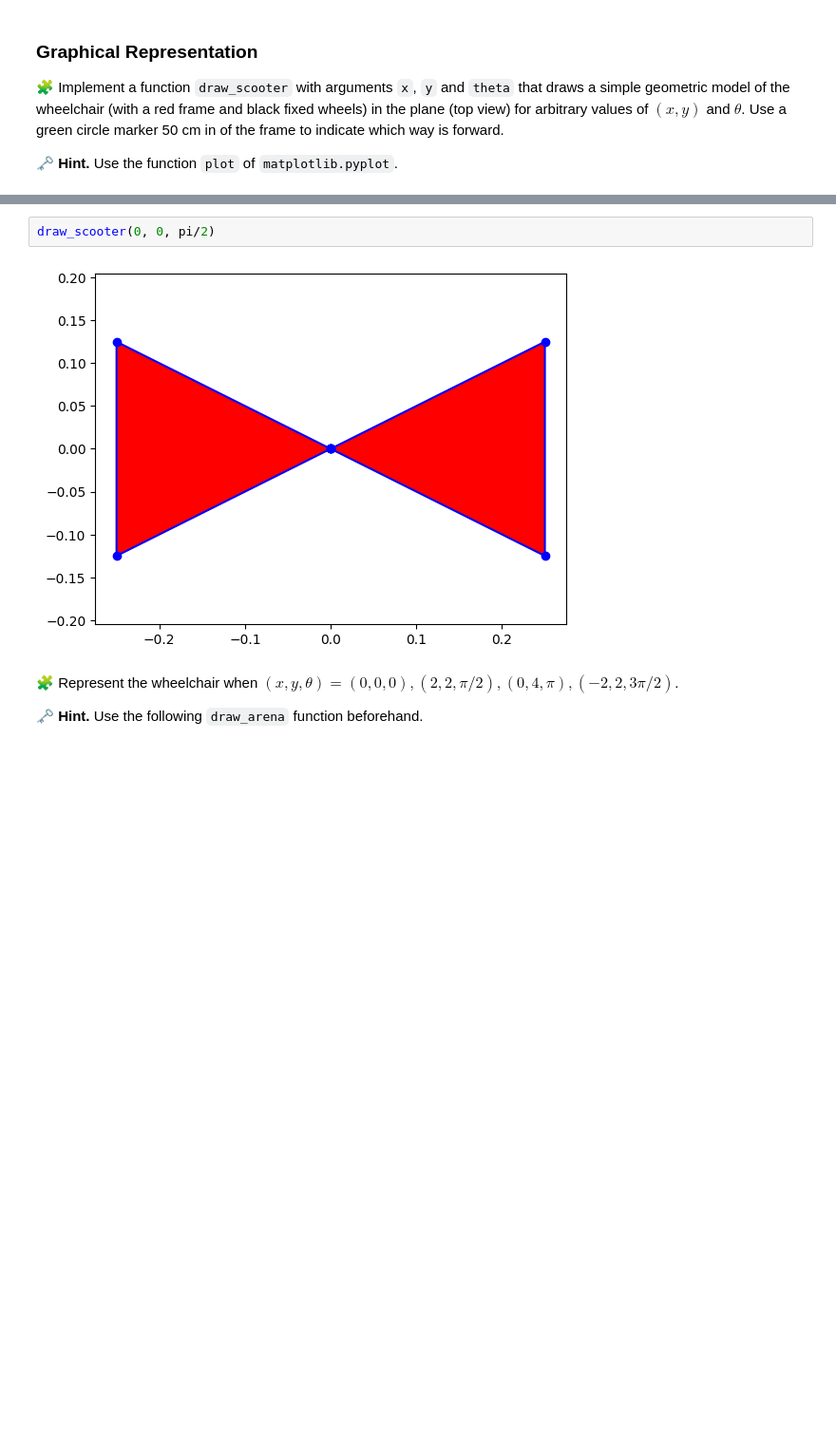
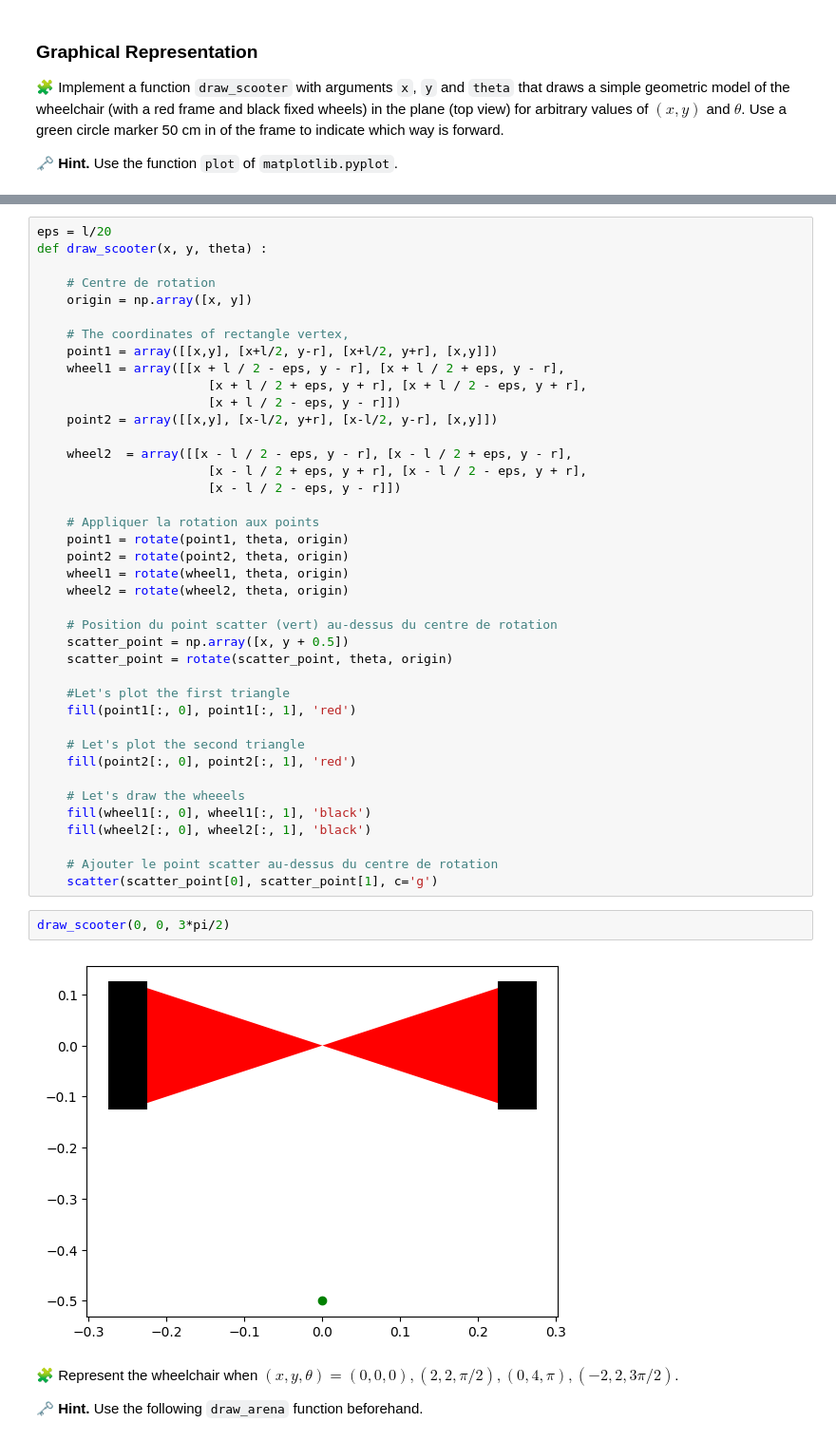
Before and after one commit to Oumarkei/control-engineering-with-python-project-2023-2024, a Jupyter notebook: Project-part-1.ipynb, the cells around one changed output, grey strips where cells are left out. Shown at 95% size. Cells and saved outputs as stored; diff of their text form; blank space fills up the shorter version.

Commit message:
Add files via upload
We have completed the graphical representations and are working on kinematic modeling

```diff
--- a/Project-part-1.ipynb
+++ b/Project-part-1.ipynb
@@ -73,7 +62,47 @@ def draw_scooter(x, y, theta) :
+# %%
+eps = l/20
+def draw_scooter(x, y, theta) :
+
+    # Centre de rotation
+    origin = np.array([x, y])
+
+    # The coordinates of rectangle vertex,
+    point1 = array([[x,y], [x+l/2, y-r], [x+l/2, y+r], [x,y]])
+    wheel1 = array([[x + l / 2 - eps, y - r], [x + l / 2 + eps, y - r],
+                       [x + l / 2 + eps, y + r], [x + l / 2 - eps, y + r],
+                       [x + l / 2 - eps, y - r]])
+    point2 = array([[x,y], [x-l/2, y+r], [x-l/2, y-r], [x,y]])
+
+    wheel2  = array([[x - l / 2 - eps, y - r], [x - l / 2 + eps, y - r],
+                       [x - l / 2 + eps, y + r], [x - l / 2 - eps, y + r],
+                       [x - l / 2 - eps, y - r]])
+
+    # Appliquer la rotation aux points
+    point1 = rotate(point1, theta, origin)
+    point2 = rotate(point2, theta, origin)
+    wheel1 = rotate(wheel1, theta, origin)
+    wheel2 = rotate(wheel2, theta, origin)
+
+    # Position du point scatter (vert) au-dessus du centre de rotation
+    scatter_point = np.array([x, y + 0.5])
+    scatter_point = rotate(scatter_point, theta, origin)
+
+    #Let's plot the first triangle
+    fill(point1[:, 0], point1[:, 1], 'red')
+
+    # Let's plot the second triangle
+    fill(point2[:, 0], point2[:, 1], 'red')
+
+    # Let's draw the wheeels
+    fill(wheel1[:, 0], wheel1[:, 1], 'black')
+    fill(wheel2[:, 0], wheel2[:, 1], 'black')
+
+    # Ajouter le point scatter au-dessus du centre de rotation
+    scatter(scatter_point[0], scatter_point[1], c='g')
 # %%
-draw_scooter(0, 0, pi/2)
+draw_scooter(0, 0, 3*pi/2)
 # %% [output]
-[figure, old version]
+[figure, new version]
 # %% [markdown]
 🧩 Represent the wheelchair when $(x, y, \theta) = (0, 0, 0), (2, 2, \pi/2), (0, 4, \pi), (-2, 2, 3\pi/2)$.
 
```
Also changed, not shown: parts of 4 cells of this notebook.
